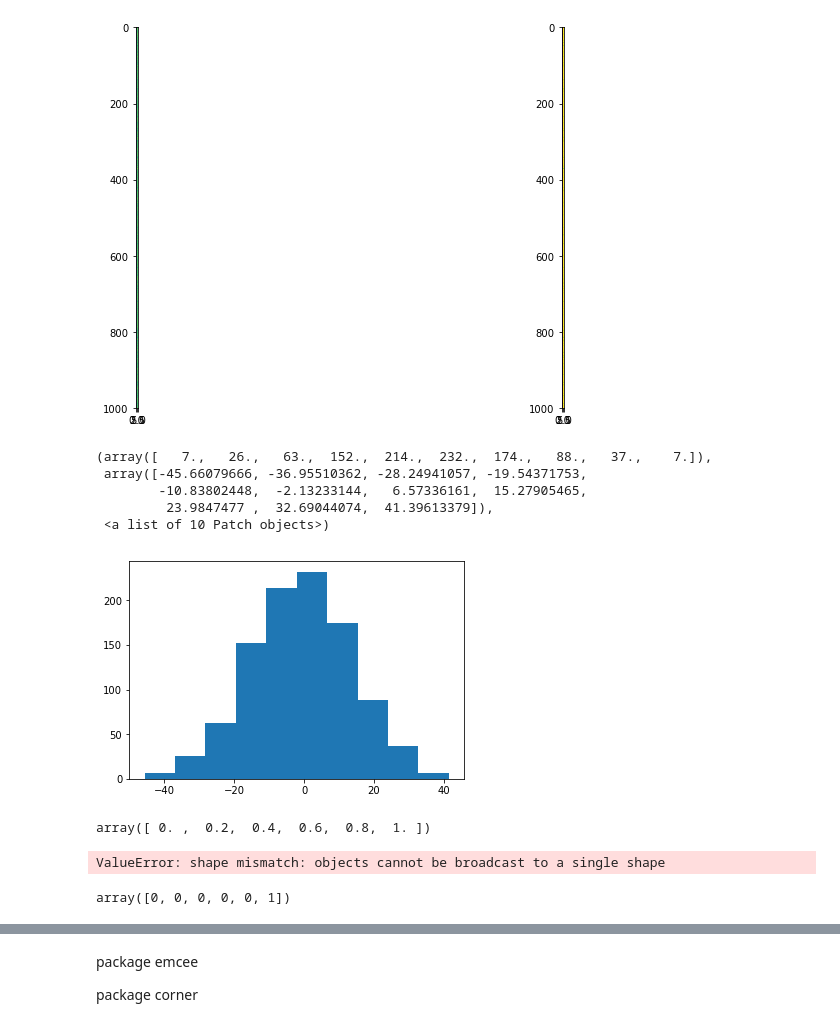
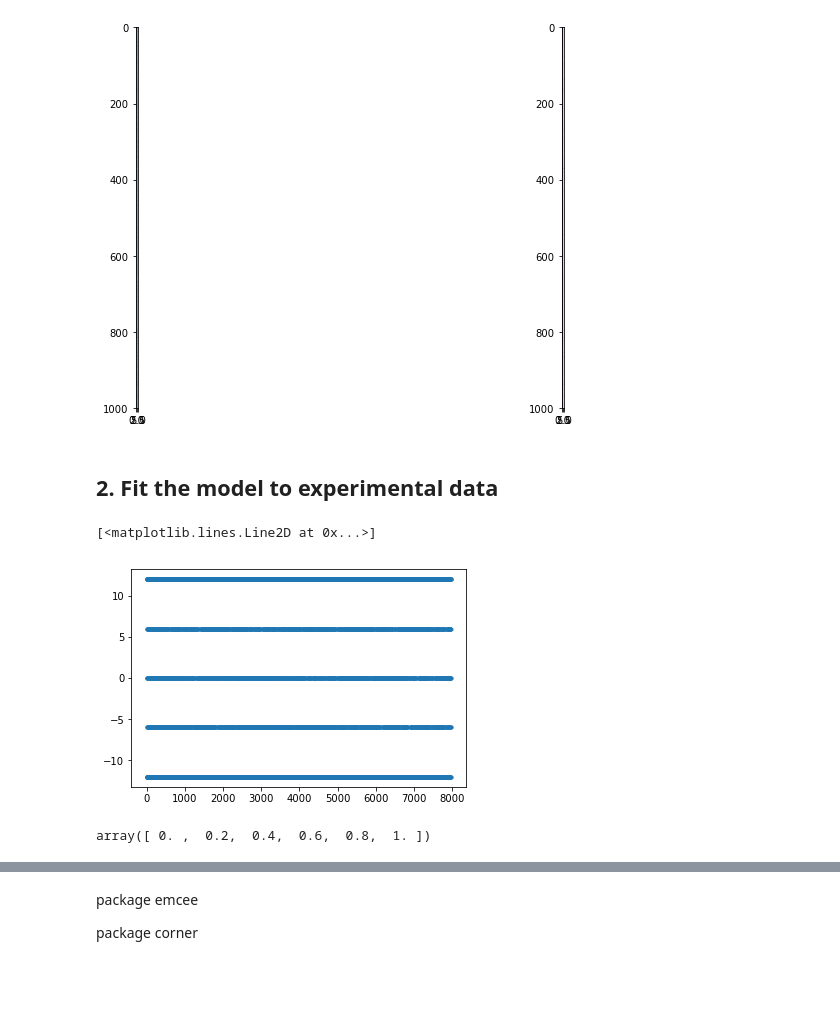
Before and after one commit to psrmx/The_Chantastic4, a Jupyter notebook: MultisensoryPerception/MultisensoryPerception.ipynb, the cells around one changed output, grey strips where cells are left out. Drawn from its saved outputs; the diff is of its cells as text; code cells hidden in the pictures; blank space fills up the shorter version.

```diff
--- a/MultisensoryPerception/MultisensoryPerception.ipynb
+++ b/MultisensoryPerception/MultisensoryPerception.ipynb
@@ -347,9 +349,11 @@ plt.show()
 # %% [output]
 <matplotlib.figure.Figure at 0x...>
 [figure]
+# %% [markdown]
+## 2. Fit the model to experimental data
 # %%
+samples = 10000
 # Determine C=1 or C=2
-trials, p = 1, p_com0 # No. of trials, prob of success
-C = np.random.binomial(n, p, size=1)
+C = np.random.binomial(1, p_com0, size=samples)
 # The output of the binomial is the number of successes given n.
 # Thus C=1 one common cause; C=0 two independent causes
@@ -358,9 +360,24 @@ s = np.random.normal(0, sigma_p0, samples)
+# %%
+num_C1 = C.sum()
+s = np.random.normal(0, sigma_p0, num_C1)
+s_v = np.random.normal(0, sigma_p0, samples-num_C1)
+s_a = np.random.normal(0, sigma_p0, samples-num_C1)
+# %%
+def cont_to_disc(s):
+    intervals = [-100, -9, -3, 3, 9, 100]
+    s_disc = s.copy()
+    for i in range(len(intervals)-1):
+        a, b = intervals[i], intervals[i+1]
+        mask = np.logical_and(s>=a, s<b)
+        s_disc[mask] = pos[i]
+    return s_disc
+# %%
+# Generate sources
+s = cont_to_disc(s)
+s_v = cont_to_disc(s_v)
+s_a = cont_to_disc(s_a)
 # %%
-plt.hist(s)
+plt.plot(s, '.')
 # %% [output]
-(array([   7.,   26.,   63.,  152.,  214.,  232.,  174.,   88.,   37.,    7.]),
- array([-45.66079666, -36.95510362, -28.24941057, -19.54371753,
-        -10.83802448,  -2.13233144,   6.57336161,  15.27905465,
-         23.9847477 ,  32.69044074,  41.39613379]),
- <a list of 10 Patch objects>)
+[<matplotlib.lines.Line2D at 0x...>]
-[figure, old version]
+[figure, new version]
@@ -372,12 +387,3 @@ plt.hist(s)
 p_coms
 # %% [output]
 array([ 0. ,  0.2,  0.4,  0.6,  0.8,  1. ])
-# %%
-#for p_com in p_coms:
-Cs = np.random.binomial(n, p_coms, size=100)
-# %% [output]
-ValueError: shape mismatch: objects cannot be broadcast to a single shape
-# %%
-Cs
-# %% [output]
-array([0, 0, 0, 0, 0, 1])
```
Also changed, not shown: parts of 20 cells of this notebook, 1 other file.
